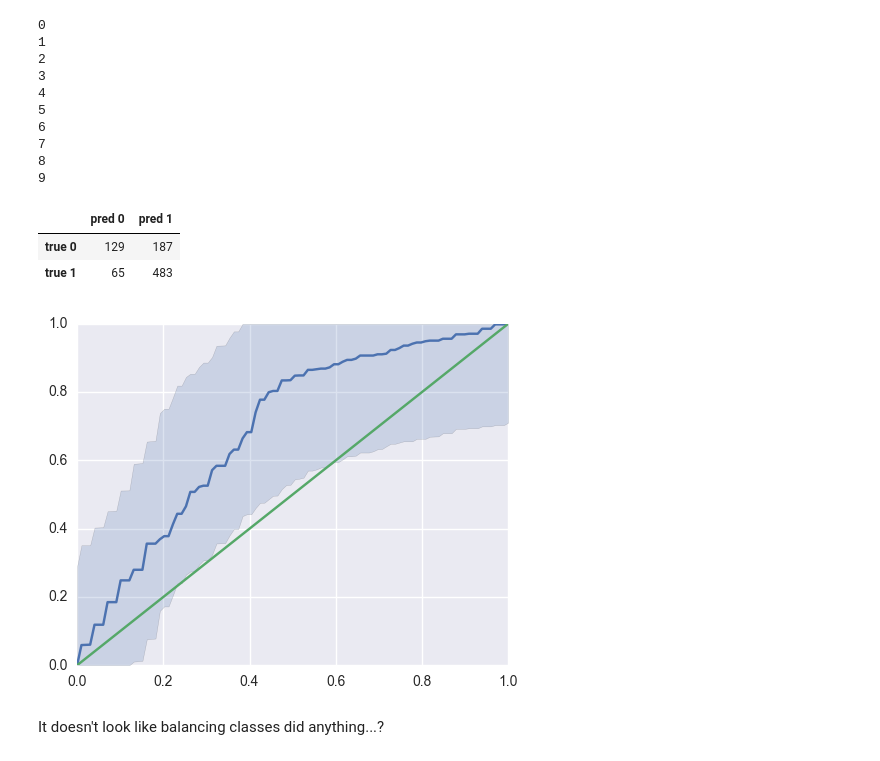
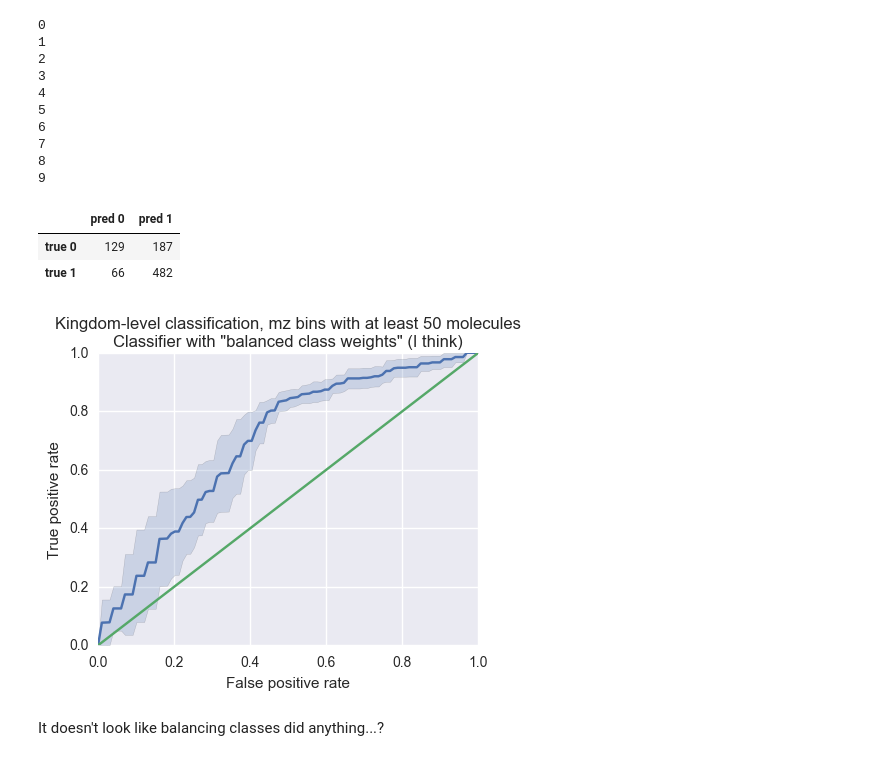
Before and after one commit to cduvallet/ms2_predict, a Jupyter notebook: src/exploration/2017-11-03.initial_results_with_binned_mzs.ipynb, the cells around one changed output. Cells and saved outputs as stored; diff of their text form; code cells hidden in the pictures.

```diff
--- a/src/exploration/2017-11-03.initial_results_with_binned_mzs.ipynb
+++ b/src/exploration/2017-11-03.initial_results_with_binned_mzs.ipynb
@@ -325,7 +335,7 @@ Hm, looks like our classifier is fairly good at getting class 1 (Chemical entiti
 # %% [markdown]
 ## Try balancing classes
 # %%
-rf = RandomForestClassifier(n_estimators=10000, class_weight="balanced_subsample")
+rf = RandomForestClassifier(n_estimators=1000, class_weight="balanced_subsample")
 num_cv = 10
 
 d50_bal = cv_train(rf, X_50, Y, num_cv)
@@ -343,36 +353,40 @@ d50_bal = cv_train(rf, X_50, Y, num_cv)
 # %%
 tpr_lst = d50_bal['tpr']
 mean_fpr = d50_bal['mean_fpr']
 conf_mat = d50_bal['conf_mat']
 
 # Extract some summary metrics
 mean_tpr = np.mean(tpr_lst, axis=0)
 roc_auc = auc(mean_fpr, mean_tpr)
 
 # Get fisher p value, sensitivity/specificity, positive/negative pred value
 _, fisher_p = fisher_exact(conf_mat)
 # conf_mat: rows are the true labels, columns are the predicted labels
 conf_mat = pd.DataFrame(conf_mat)
 conf_mat.columns = ['pred 0', 'pred 1']
 conf_mat.index = ['true 0', 'true 1']
 
 # Confusion matrix shows classifier predictions on test set in all folds
 display(conf_mat)
 
 # Plot ROC curve
 plt.figure(figsize=(5,4))
 plt.plot(mean_fpr, mean_tpr)
-std_tpr = np.std(tpr_list, axis=0)
-tprs_upper = np.minimum(tpr_list + std_tpr, 1)
-tprs_lower = np.maximum(tpr_list - std_tpr, 0)
+std_tpr = np.std(tpr_lst, axis=0)
+tprs_upper = np.minimum(mean_tpr + std_tpr, 1)
+tprs_lower = np.maximum(mean_tpr - std_tpr, 0)
 plt.fill_between(mean_fpr, tprs_lower, tprs_upper, alpha=0.2)
+plt.xlabel('False positive rate')
+plt.ylabel('True positive rate')
+plt.title('Kingdom-level classification, mz bins with at least 50 molecules\nClassifier with "balanced class weights" (I think)')
+
 plt.plot([0, 1], [0, 1])
 plt.tight_layout()
 # %% [output]
 |  | pred 0 | pred 1 |
 | true 0 | 129 | 187 |
-| true 1 | 65 | 483 |
+| true 1 | 66 | 482 |
-[figure, old version]
+[figure, new version]
 # %% [markdown]
 It doesn't look like balancing classes did anything...?
 # %% [markdown]
```
Also changed, not shown: parts of 12 cells of this notebook.
